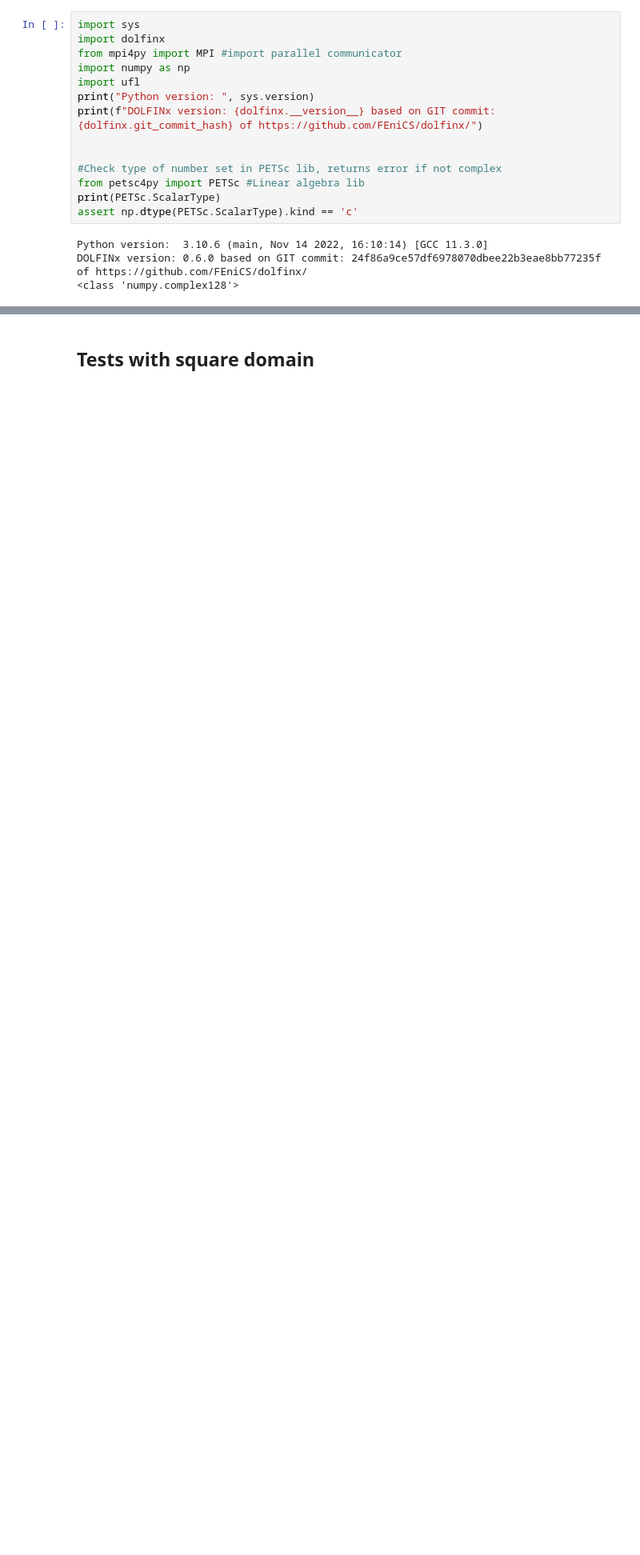
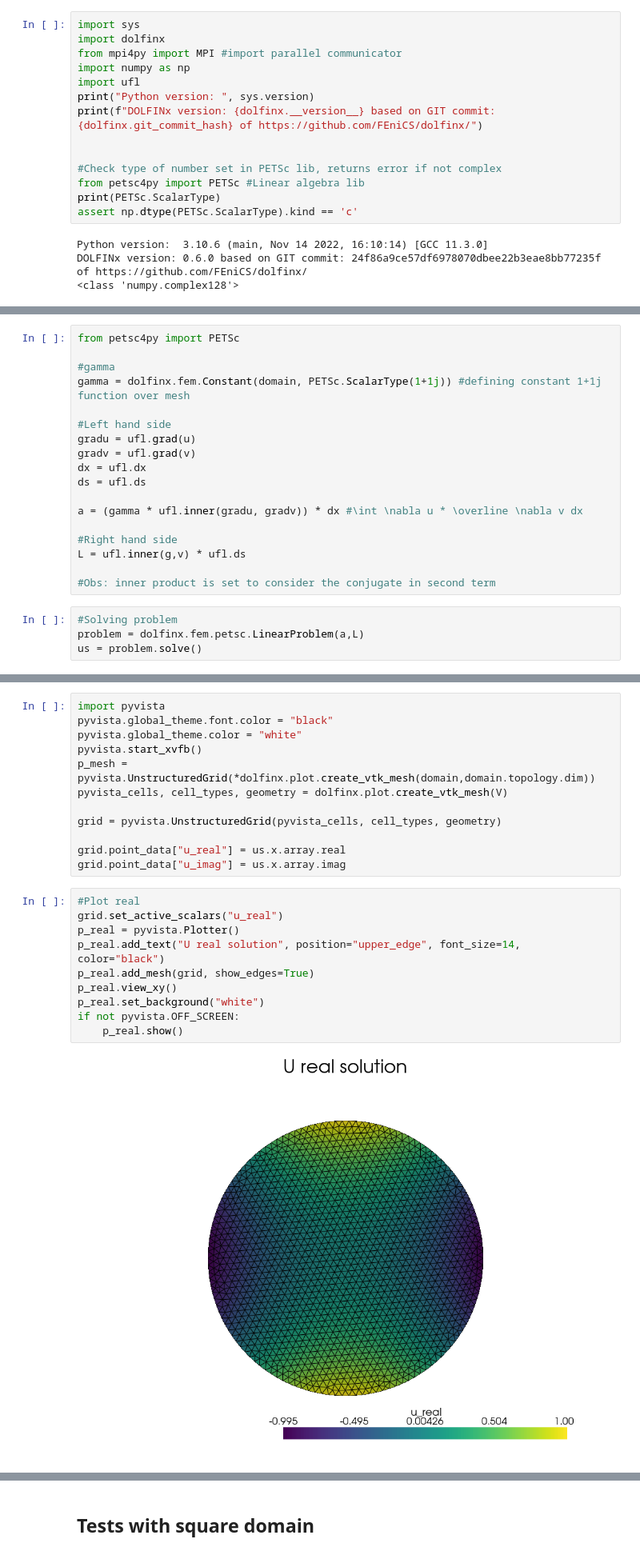
Before and after one commit to felipekriffel/EITx, a Jupyter notebook: CONT_complex_test.ipynb, the cells around one changed output, grey strips where cells are left out. Shown at 80% size. Drawn from its saved outputs; the diff is of its cells as text; blank space fills up the shorter version.

```diff
--- a/CONT_complex_test.ipynb
+++ b/CONT_complex_test.ipynb
@@ -45,0 +126,22 @@ DOLFINx version: 0.6.0 based on GIT commit: 24f86a9ce57df6978070dbee22b3eae8bb77
+# %%
+from petsc4py import PETSc
+
+#gamma
+gamma = dolfinx.fem.Constant(domain, PETSc.ScalarType(1+1j)) #defining constant 1+1j function over mesh
+
+#Left hand side
+gradu = ufl.grad(u)
+gradv = ufl.grad(v)
+dx = ufl.dx
+ds = ufl.ds
+
+a = (gamma * ufl.inner(gradu, gradv)) * dx #\int \nabla u * \overline \nabla v dx
+
+#Right hand side
+L = ufl.inner(g,v) * ufl.ds
+
+#Obs: inner product is set to consider the conjugate in second term
+# %%
+#Solving problem
+problem = dolfinx.fem.petsc.LinearProblem(a,L)
+us = problem.solve()
@@ -45,0 +150,24 @@ DOLFINx version: 0.6.0 based on GIT commit: 24f86a9ce57df6978070dbee22b3eae8bb77
+# %%
+import pyvista
+pyvista.global_theme.font.color = "black"
+pyvista.global_theme.color = "white"
+pyvista.start_xvfb()
+p_mesh = pyvista.UnstructuredGrid(*dolfinx.plot.create_vtk_mesh(domain,domain.topology.dim))
+pyvista_cells, cell_types, geometry = dolfinx.plot.create_vtk_mesh(V)
+
+grid = pyvista.UnstructuredGrid(pyvista_cells, cell_types, geometry)
+
+grid.point_data["u_real"] = us.x.array.real
+grid.point_data["u_imag"] = us.x.array.imag
+# %%
+#Plot real
+grid.set_active_scalars("u_real")
+p_real = pyvista.Plotter()
+p_real.add_text("U real solution", position="upper_edge", font_size=14, color="black")
+p_real.add_mesh(grid, show_edges=True)
+p_real.view_xy()
+p_real.set_background("white")
+if not pyvista.OFF_SCREEN:
+    p_real.show()
+# %% [output]
+[figure, added]
```
Also changed, not shown: parts of 27 cells of this notebook.
